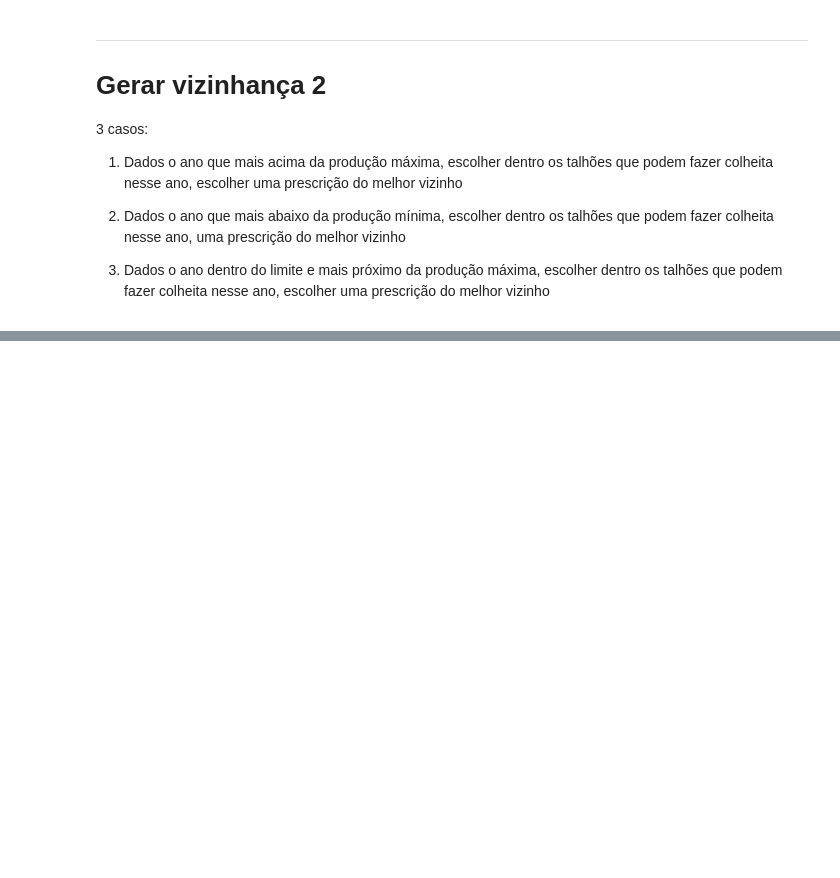
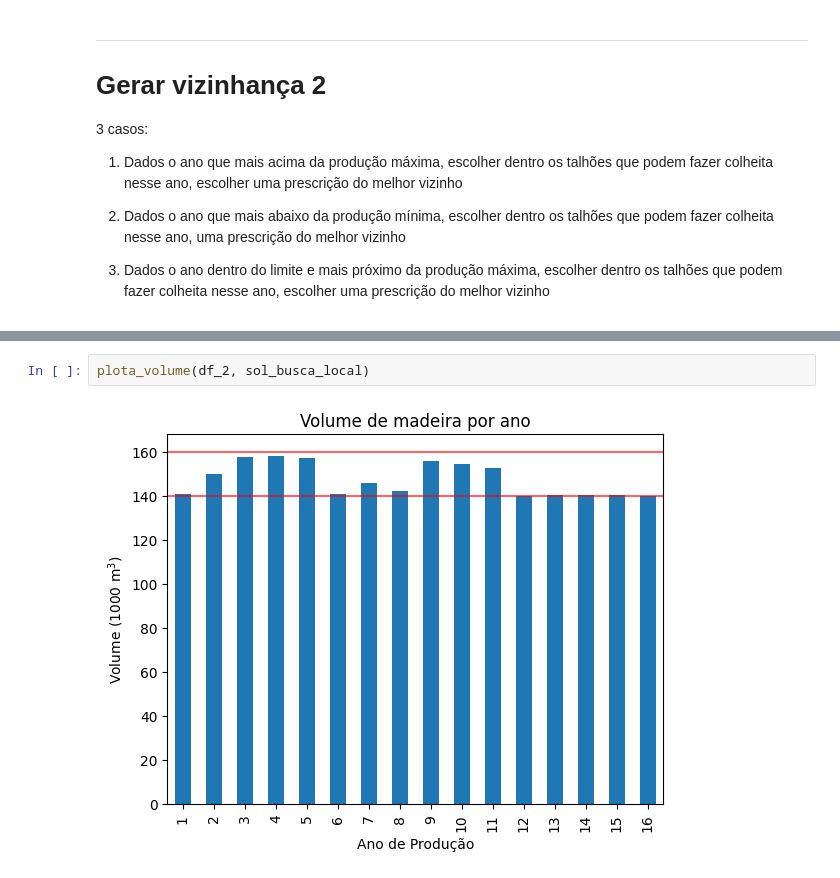
Before and after one commit to gabrielramos731/planejamento-florestal, a Jupyter notebook: T2-BH/T2/T2_bh.ipynb, the cells around one changed output, grey strips where cells are left out. Cells and saved outputs as stored; diff of their text form; blank space fills up the shorter version.

```diff
--- a/T2-BH/T2/T2_bh.ipynb
+++ b/T2-BH/T2/T2_bh.ipynb
@@ -296,0 +319,4 @@ plota_volume(df_2, sol_busca_local)
+# %%
+plota_volume(df_2, sol_busca_local)
+# %% [output]
+[figure, added]
```
Also changed, not shown: parts of 9 cells of this notebook.
